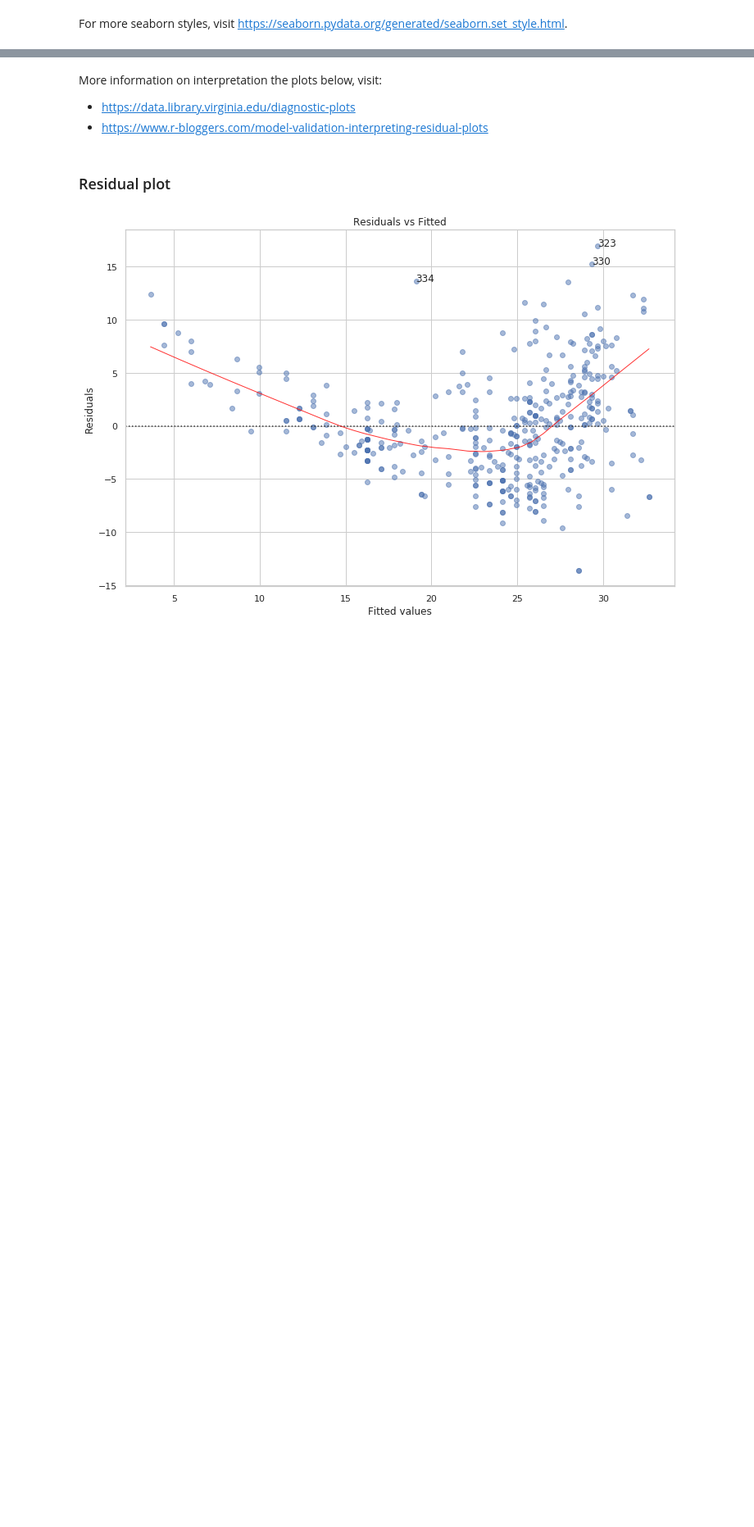
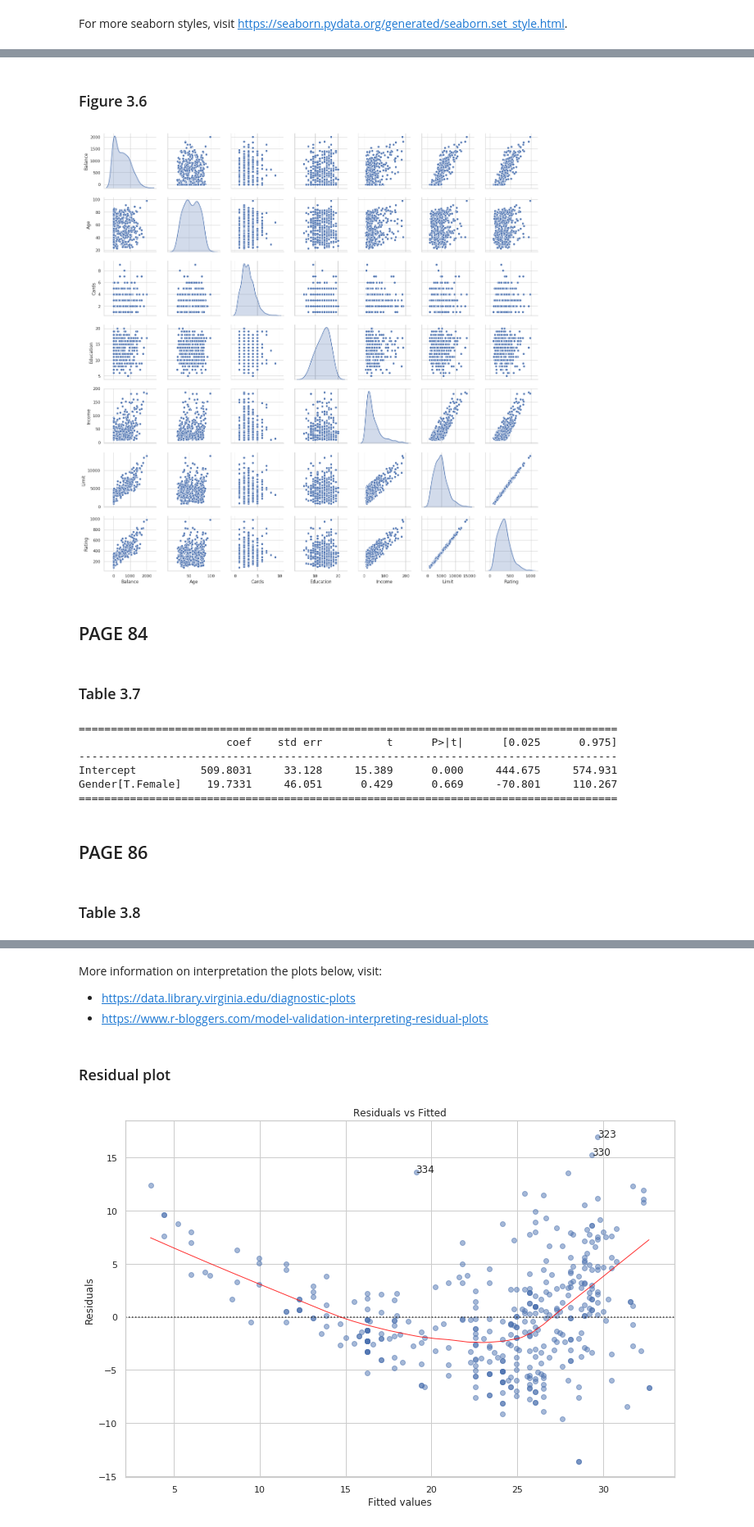
Before and after one commit to Brinkhuis/ISLR, a Jupyter notebook: chapter_03.ipynb, the cells around one changed output, grey strips where cells are left out. Shown at 82% size. Cells and saved outputs as stored; diff of their text form; code cells hidden in the pictures; blank space fills up the shorter version.

```diff
--- a/chapter_03.ipynb
+++ b/chapter_03.ipynb
@@ -183,0 +341,3 @@ model_cooks = model.get_influence().cooks_distance[0]
+# %%
+credit = pd.read_csv('data/credit.csv', index_col=0)
+credit.head()
@@ -183,0 +351,28 @@ model_cooks = model.get_influence().cooks_distance[0]
+# %% [markdown]
+### Figure 3.6
+# %%
+sns.pairplot(data=credit,
+             vars=['Balance', 'Age', 'Cards', 'Education', 'Income', 'Limit', 'Rating'],
+             diag_kind='kde')
+plt.show()
+# %% [output]
+[figure, added]
+# %% [markdown]
+## PAGE 84
+# %% [markdown]
+### Table 3.7
+# %%
+model = smf.ols('Balance ~ Gender', data=credit)
+result = model.fit()
+print(result.summary().tables[1])
+# %% [output]
+====================================================================================
+                       coef    std err          t      P>|t|      [0.025      0.975]
+------------------------------------------------------------------------------------
+Intercept          509.8031     33.128     15.389      0.000     444.675     574.931
+Gender[T.Female]    19.7331     46.051      0.429      0.669     -70.801     110.267
+====================================================================================
+# %% [markdown]
+## PAGE 86
+# %% [markdown]
+### Table 3.8
```
Also changed, not shown: parts of 369 cells of this notebook, 5 other files.
